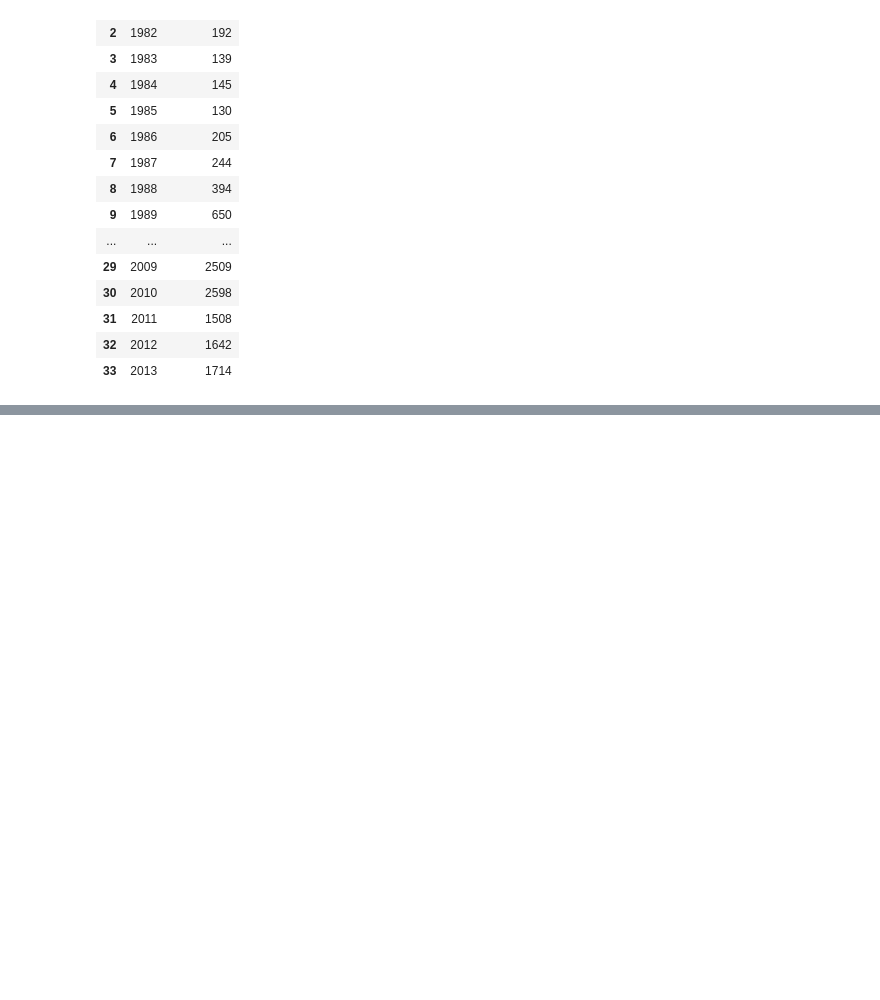
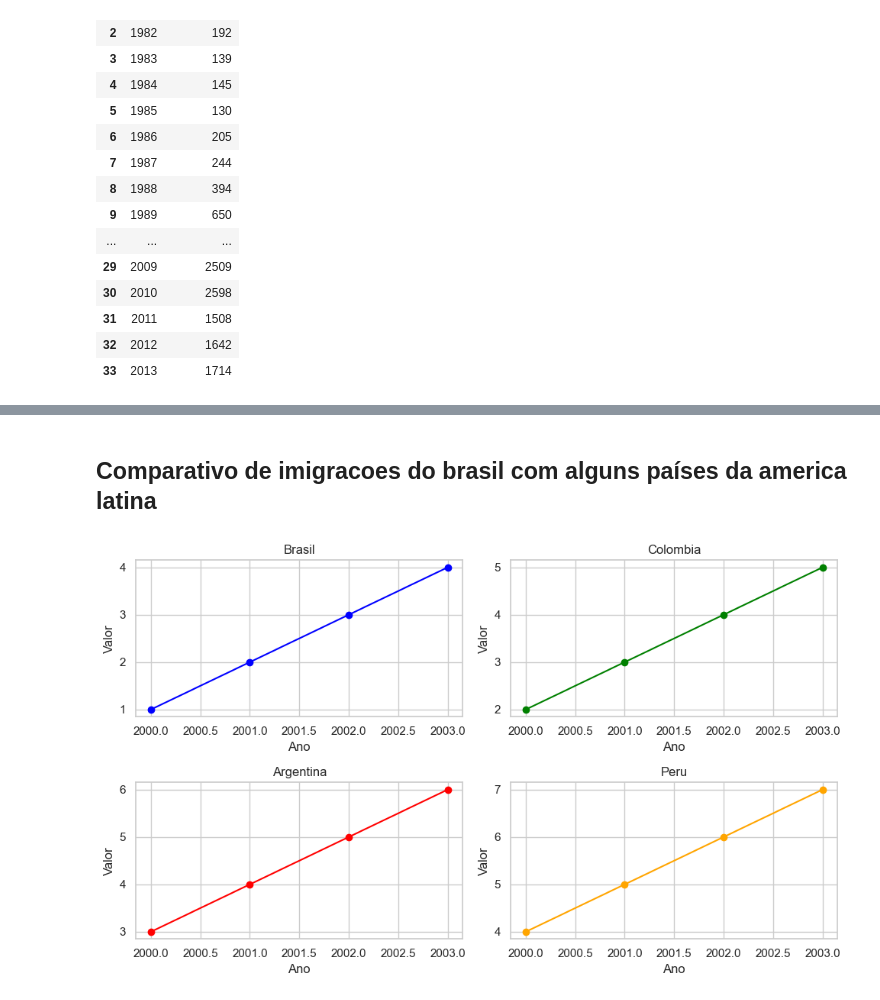
Before and after one commit to Gih-RSB/SemanaEstatistica, a Jupyter notebook: notebooks/imigracao.ipynb, the cells around one changed output, grey strips where cells are left out. Cells and saved outputs as stored; diff of their text form; code cells hidden in the pictures; blank space fills up the shorter version.

```diff
--- a/notebooks/imigracao.ipynb
+++ b/notebooks/imigracao.ipynb
@@ -154,0 +252,37 @@ plt.show()
+# %% [markdown]
+## Comparativo de imigracoes do brasil com alguns países da america latina
+# %%
+
+
+
+fig, axs = plt.subplots(2, 2, figsize=(10, 6))
+fig.subplots_adjust(hspace=0.9, wspace=0.5)
+
+axs[0, 0].plot(df.index, df['Brasil'], marker='o', color='blue')
+axs[0, 0].set_title('Brasil')
+axs[0, 0].set_xlabel('Ano')
+axs[0, 0].set_ylabel('Valor')
+axs[0, 0].grid(True)
+
+axs[0, 1].plot(df.index, df['Colombia'], marker='o', color='green')
+axs[0, 1].set_title('Colombia')
+axs[0, 1].set_xlabel('Ano')
+axs[0, 1].set_ylabel('Valor')
+axs[0, 1].grid(True)
+
+axs[1, 0].plot(df.index, df['Argentina'], marker='o', color='red')
+axs[1, 0].set_title('Argentina')
+axs[1, 0].set_xlabel('Ano')
+axs[1, 0].set_ylabel('Valor')
+axs[1, 0].grid(True)
+
+axs[1, 1].plot(df.index, df['Peru'], marker='o', color='orange')
+axs[1, 1].set_title('Peru')
+axs[1, 1].set_xlabel('Ano')
+axs[1, 1].set_ylabel('Valor')
+axs[1, 1].grid(True)
+
+plt.tight_layout()
+plt.show()
+# %% [output]
+[figure, added]
```
Also changed, not shown: parts of 7 cells of this notebook.
